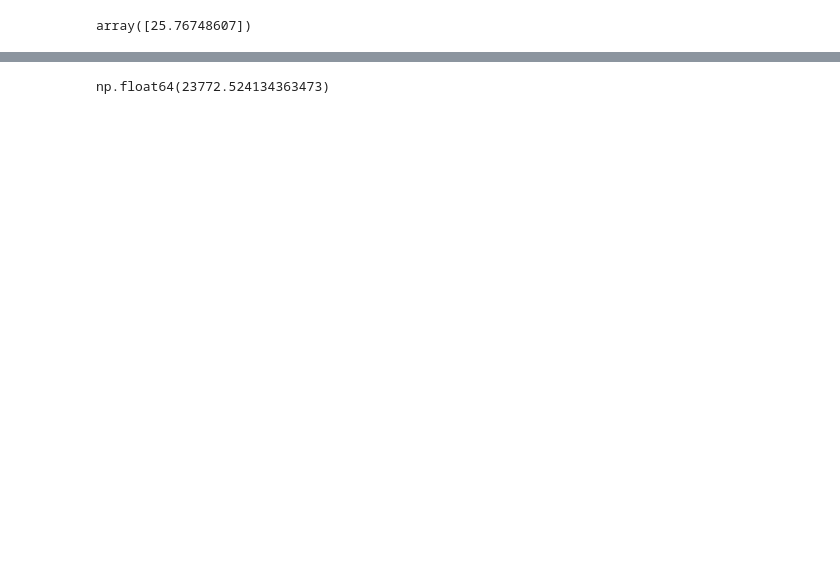
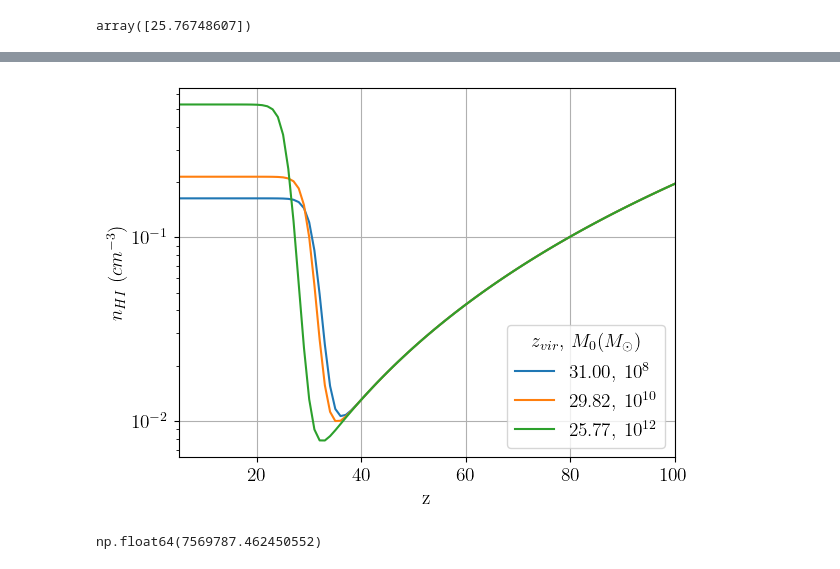
Before and after one commit to yash-aggarwal-17/AxionDCBH, a Jupyter notebook: AxionDCBH.ipynb, the cells around one changed output, grey strips where cells are left out. Cells and saved outputs as stored; diff of their text form; code cells hidden in the pictures; blank space fills up the shorter version.

```diff
--- a/AxionDCBH.ipynb
+++ b/AxionDCBH.ipynb
@@ -457,5 +543,21 @@ array([[31.00362177],
+# %%
+# Plot nH(z) for k = 1, and different zvir
+plt.figure()
+plt.plot(z_list, nH_Halo(1, 1e+8, z_list), label = r'31.00, $10^8$')
+plt.plot(z_list, nH_Halo(1, 1e+10, z_list), label = r'29.82, $10^{10}$')
+plt.plot(z_list, nH_Halo(1,1e+12, z_list),  label = r'25.77, $10^{12}$')
+
+plt.yscale('log')
+plt.grid()
+plt.xlabel('z')
+plt.ylabel(r'$n_{HI}$ ($cm^{-3}$)')
+plt.legend(title = r'$z_{vir}$, $M_0 (M_\odot)$')
+plt.xlim(5,1e+2)
+plt.show()
+# %% [output]
+[figure, added]
 # %%
-MAH(1e+8, 31)
+MAH(1e+8, 10)
 # %% [output]
-np.float64(23772.524134363473)
+np.float64(7569787.462450552)
 # %% [markdown]
```
Also changed, not shown: parts of 86 cells of this notebook.
